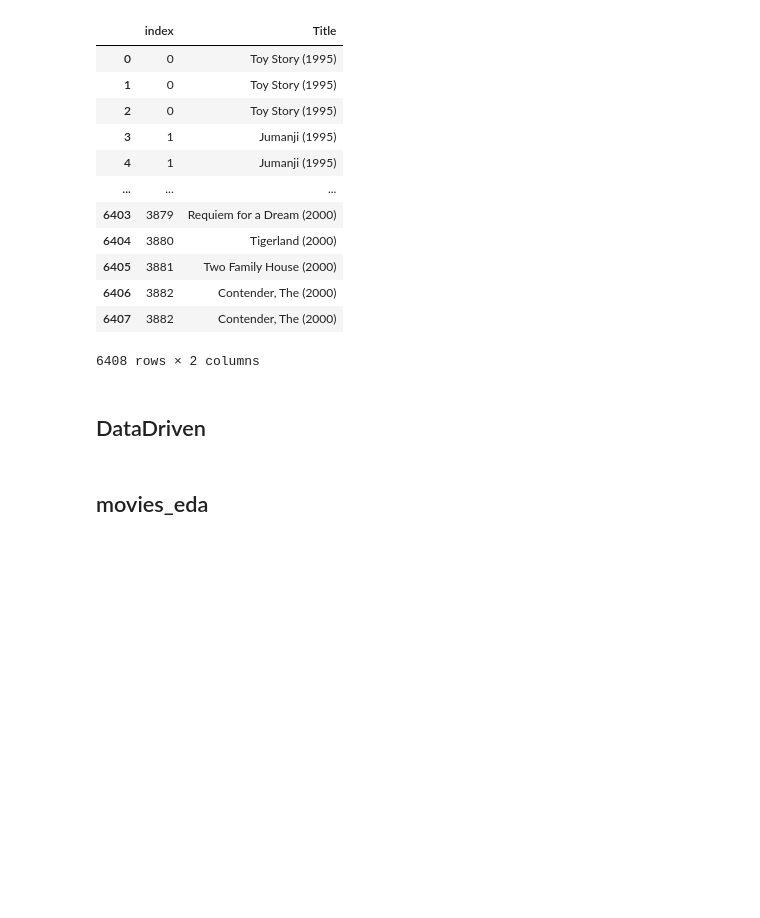
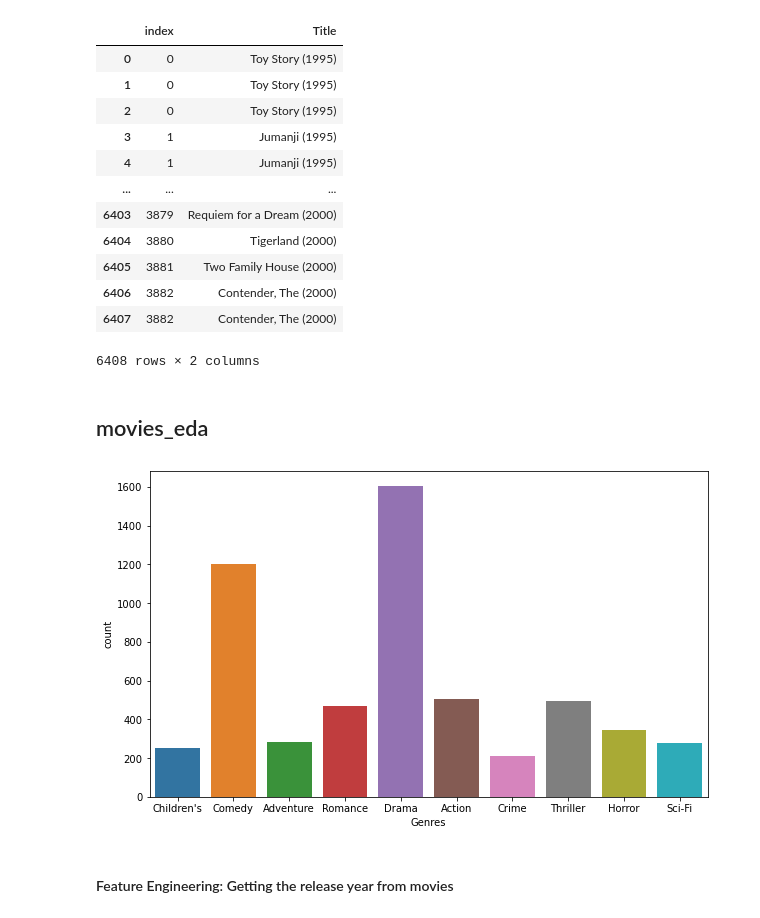
Before and after one commit to anidec25/Linear-Regression, a Jupyter notebook: Recommender System/zee_casestudy.ipynb, the cells around one changed output. Saved outputs shown, nothing was run; the diff lists cells and outputs as text; code cells hidden in the pictures; blank space fills up the shorter version.

Commit message:
Exploring ratings data

```diff
--- a/Recommender System/zee_casestudy.ipynb
+++ b/Recommender System/zee_casestudy.ipynb
@@ -285,7 +280,19 @@ df_movies['Title'].reset_index()
 | 6406 | 3882 | Contender, The (2000) |
 | 6407 | 3882 | Contender, The (2000) |
 6408 rows × 2 columns
-# %% [markdown]
-## DataDriven
 # %% [markdown]
 ## movies_eda
+# %%
+def top_genres(df,N=5):
+    plt.figure(figsize=(10,6))
+    plt.xlabel('Genres')
+    sns.countplot(df[df.isin(df.value_counts().head(N).reset_index()['index'])])
+    plt.show()
+
+
+#Top 10 genres
+top_genres(df_movies['Genres'],N= 10)
+# %% [output]
+[figure, added]
+# %% [markdown]
+#### Feature Engineering: Getting the release year from movies
```
Also changed, not shown: parts of 29 cells of this notebook.
